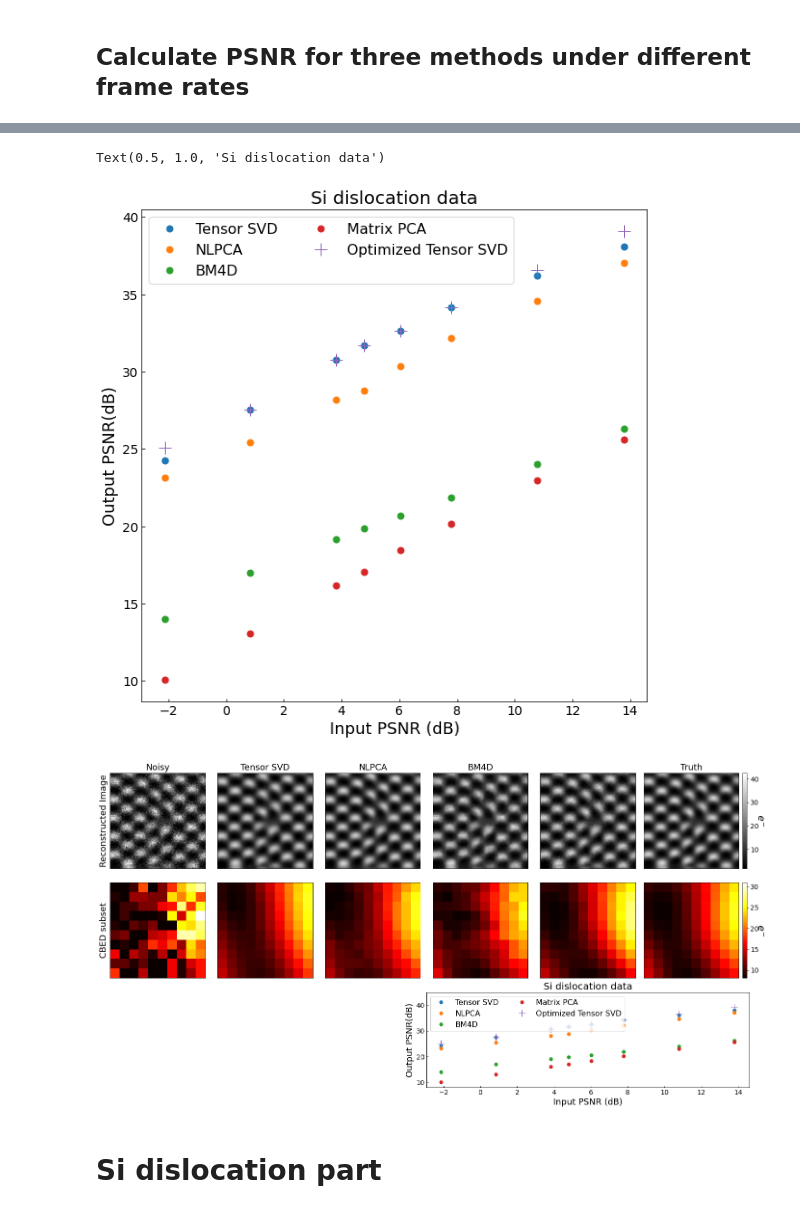
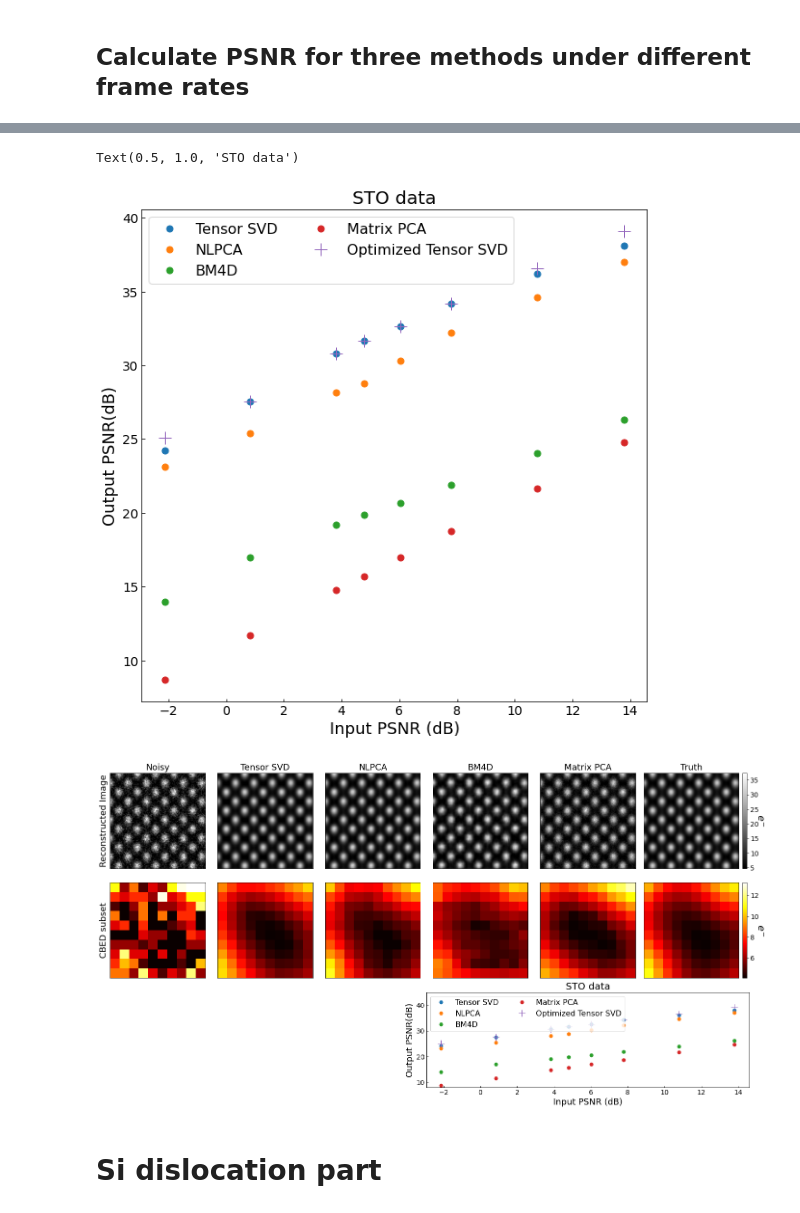
Before and after one commit to CY-Zhang/PyProcessingCodes, a Jupyter notebook: TensorDenoise/VisulizeResult_DenoiseMethodsComparison.ipynb, the cells around one changed output, grey strips where cells are left out. Saved outputs shown, nothing was run; the diff lists cells and outputs as text; code cells hidden in the pictures.

Commit message:
Updated matrix PCA test

```diff
--- a/TensorDenoise/VisulizeResult_DenoiseMethodsComparison.ipynb
+++ b/TensorDenoise/VisulizeResult_DenoiseMethodsComparison.ipynb
@@ -9,11 +9,14 @@ from mpl_toolkits.axes_grid1 import make_axes_locatable
 # %% [markdown]
 ## Load raw data, denoised data, and truth
 # %%
-path = '/srv/home/chenyu/TensorDenoise/Simulatons/STO_simulation/'
-raw_data = sio.loadmat(path + 'Simulation_noisy_STO_slice_5_1000FPS_cropped_100layers.mat')
+path = 'D:/2020/TensorSVD/ManuscriptRelated/SimulationData/DenoiseOutput_cropped/STO/'
+
+raw_data = sio.loadmat('D:/2020/TensorSVD/ManuscriptRelated/SimulationData/DenoiseInput_cropped/\
+STO/Simulation_noisy_STO_slice_5_1000FPS_cropped_100layers.mat')
 raw_data = raw_data['datacube']
 
-truth_data = np.load(path + 'Simulation_truth_STO_slice_5_1000FPS_cropped_100layers.npy')
+truth_data = np.load('D:/2020/TensorSVD/ManuscriptRelated/SimulationData/DenoiseInput_cropped/\
+STO/Simulation_truth_STO_slice_5_1000FPS_cropped_100layers.npy')
 
 tensor_denoised = sio.loadmat(path + 'Simulation_tensor_STO_slice_5_1000FPS_cropped_100layers.mat')
 tensor_denoised = tensor_denoised['est_HOOI']
@@ -23,6 +26,9 @@ NLPCA_denoised = NLPCA_denoised['est_NLPCA']
 
 BM4D_denoised = sio.loadmat(path + 'Simulation_BM4D_STO_slice_5_1000FPS_cropped_100layers.mat')
 BM4D_denoised = BM4D_denoised['est_BM4D']
+
+PCA_denoised = path + 'Simulation_PCA_STO_slice_5_1000FPS_cropped_100layers.npy'
+PCA_denoised = np.load(PCA_denoised)
 # %% [markdown]
 ## Calculate PSNR for three methods under different frame rates
 # %%
@@ -98,13 +104,13 @@ plt.ylabel('Output PSNR(dB)',fontsize=18)
 plt.legend(fontsize=16, loc='upper left',ncol=2)
 # plt.legend(bbox_to_anchor=(1.05, 1), loc='upper left', borderaxespad=0.,fontsize=16)
 ax3.tick_params(direction='in',labelsize = 14)
-plt.title('Si dislocation data', fontsize=20)
+plt.title('STO data', fontsize=20)
 # ax3.text(15,17,'v',fontsize=45, color='black', fontweight='bold')
 # ax3.text(6,17,'Si dislocation data denoise',fontsize=20, color='black')
 # plt.ylim([15,40])
 # %% [output]
-Text(0.5, 1.0, 'Si dislocation data')
+Text(0.5, 1.0, 'STO data')
-[figure, old version]
+[figure, new version]
 # %%
 # overall plot
 fig = plt.figure(figsize=(24,12))
@@ -148,6 +154,7 @@ ax = fig.add_subplot(365)
 plt.imshow(PCA_denoised[:,:,iframe],clim=[clim_low,clim_high*1.2],cmap='gray')
 plt.xticks([])
 plt.yticks([])
+plt.title('Matrix PCA',fontsize=18)
 
 ax = fig.add_subplot(366)
 im = ax.imshow(truth_data[:,:,iframe],clim=[clim_low,clim_high*1.2],cmap='gray')
@@ -203,35 +210,35 @@ plt.yticks([])
 
 ax = fig.add_subplot(3,6,12)
 im = plt.imshow(truth_data[rx,ry,:].reshape(10,10),clim=[clim_low,clim_high*1.2],cmap='hot')
 plt.xticks([])
 plt.yticks([])
 # ax.text(8,8,'j',fontsize=25, color='white', fontweight='bold')
 
 
 divider = make_axes_locatable(ax)
 cax = divider.append_axes("right", size="5%", pad=0.1)
 cbar = plt.colorbar(im, cax=cax)
 cbar.ax.tick_params(labelsize=14)
 cbar.set_label('$e^{-}$',rotation=270,fontsize=20, labelpad = 12)
 
 ax3 = plt.subplot2grid((3, 4), (2, 2), colspan=2)
 ax3.plot(PSNR_list[3,:], PSNR_list[0,:], '.',markersize=14, label = 'Tensor SVD')
 ax3.plot(PSNR_list[3,:], PSNR_list[1,:], '.',markersize=14, label = 'NLPCA')
 ax3.plot(PSNR_list[3,:], PSNR_list[2,:], '.',markersize=14, label = 'BM4D')
 ax3.plot(PSNR_list[3,:], PSNR_list[5,:], '.',markersize=14, label = 'Matrix PCA')
 ax3.plot(PSNR_list[3,:], PSNR_list[4,:], '+', markersize=14, label = 'Optimized Tensor SVD')
 plt.xlabel('Input PSNR (dB)',fontsize=18)
 plt.ylabel('Output PSNR(dB)',fontsize=18)
 plt.legend(fontsize=16, loc='upper left',ncol=2)
 # plt.legend(bbox_to_anchor=(1.05, 1), loc='upper left', borderaxespad=0.,fontsize=16)
 ax3.tick_params(direction='in',labelsize = 14)
-plt.title('Si dislocation data', fontsize=20)
+plt.title('STO data', fontsize=20)
 plt.ylim([8,45])
 
 fig.subplots_adjust(wspace = 0.0, hspace = 0.15)
 fig.savefig('D:/2020/TensorSVD/ManuscriptRelated/Figures/FigureFromPython/STO_DiffMethods.tif')
 # %% [output]
-[figure, old version]
+[figure, new version]
 # %% [markdown]
 # Si dislocation part
 # %% [markdown]
```
Also changed, not shown: parts of 4 cells of this notebook, 2 other files.
